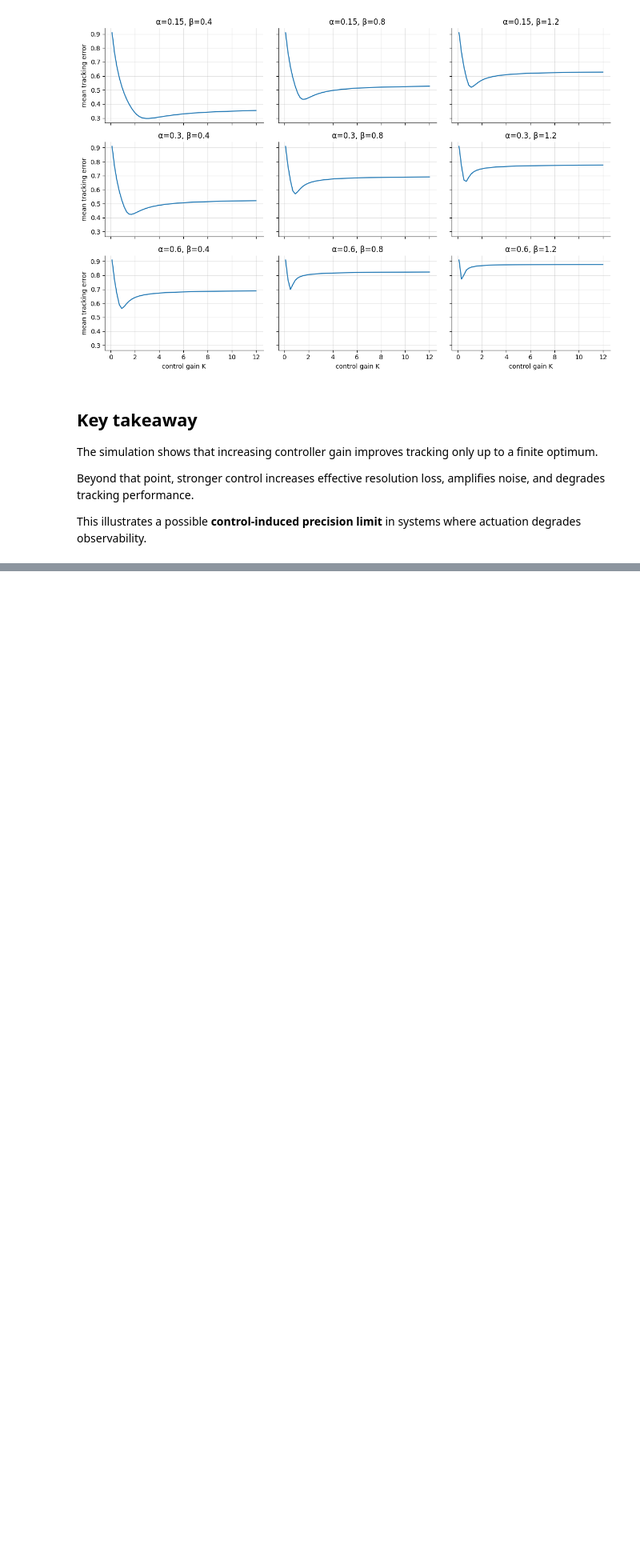
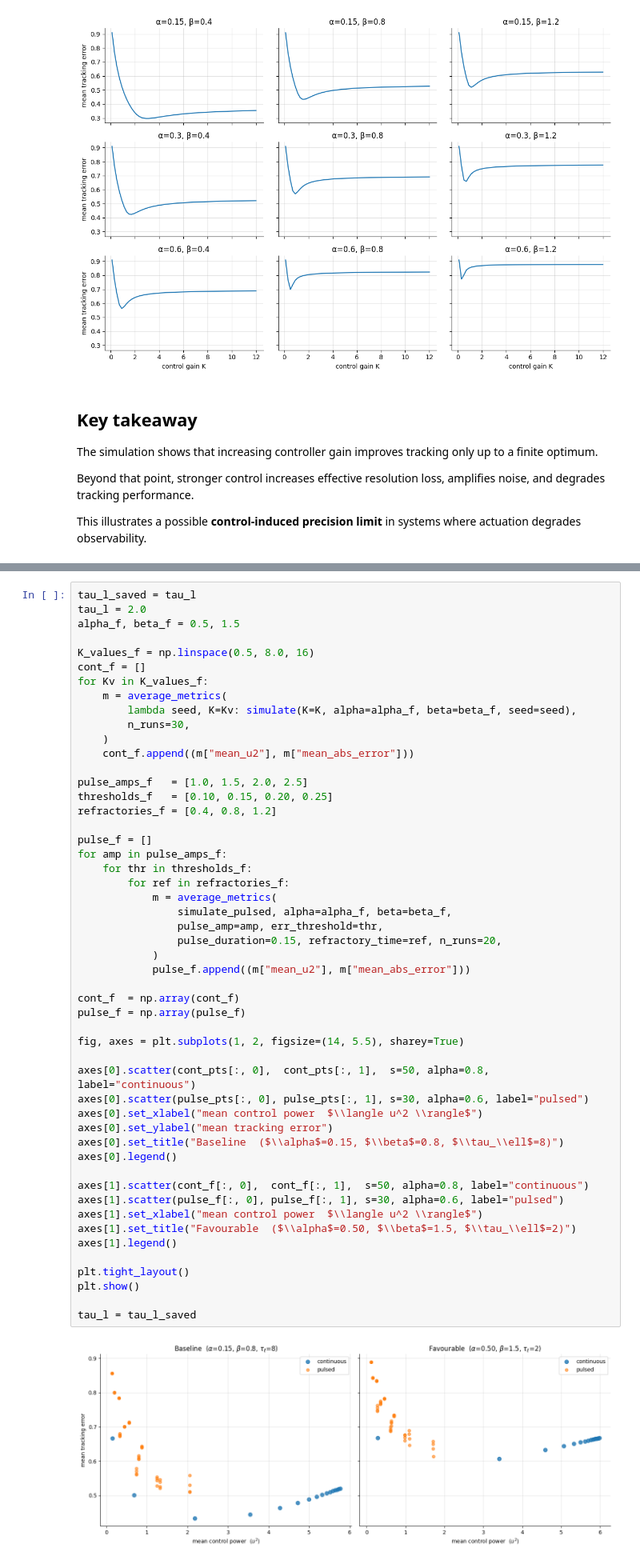
Before and after one commit to Budrink/resolution-limited-control, a Jupyter notebook: control.ipynb, the cells around one changed output, grey strips where cells are left out. Shown at 80% size. Saved outputs shown, nothing was run; the diff lists cells and outputs as text; blank space fills up the shorter version.

```diff
--- a/control.ipynb
+++ b/control.ipynb
@@ -289,0 +500,53 @@ can degrade effective observability.
+# %%
+tau_l_saved = tau_l
+tau_l = 2.0
+alpha_f, beta_f = 0.5, 1.5
+
+K_values_f = np.linspace(0.5, 8.0, 16)
+cont_f = []
+for Kv in K_values_f:
+    m = average_metrics(
+        lambda seed, K=Kv: simulate(K=K, alpha=alpha_f, beta=beta_f, seed=seed),
+        n_runs=30,
+    )
+    cont_f.append((m["mean_u2"], m["mean_abs_error"]))
+
+pulse_amps_f   = [1.0, 1.5, 2.0, 2.5]
+thresholds_f   = [0.10, 0.15, 0.20, 0.25]
+refractories_f = [0.4, 0.8, 1.2]
+
+pulse_f = []
+for amp in pulse_amps_f:
+    for thr in thresholds_f:
+        for ref in refractories_f:
+            m = average_metrics(
+                simulate_pulsed, alpha=alpha_f, beta=beta_f,
+                pulse_amp=amp, err_threshold=thr,
+                pulse_duration=0.15, refractory_time=ref, n_runs=20,
+            )
+            pulse_f.append((m["mean_u2"], m["mean_abs_error"]))
+
+cont_f  = np.array(cont_f)
+pulse_f = np.array(pulse_f)
+
+fig, axes = plt.subplots(1, 2, figsize=(14, 5.5), sharey=True)
+
+axes[0].scatter(cont_pts[:, 0],  cont_pts[:, 1],  s=50, alpha=0.8, label="continuous")
+axes[0].scatter(pulse_pts[:, 0], pulse_pts[:, 1], s=30, alpha=0.6, label="pulsed")
+axes[0].set_xlabel("mean control power  $\\langle u^2 \\rangle$")
+axes[0].set_ylabel("mean tracking error")
+axes[0].set_title("Baseline  ($\\alpha$=0.15, $\\beta$=0.8, $\\tau_\\ell$=8)")
+axes[0].legend()
+
+axes[1].scatter(cont_f[:, 0],  cont_f[:, 1],  s=50, alpha=0.8, label="continuous")
+axes[1].scatter(pulse_f[:, 0], pulse_f[:, 1], s=30, alpha=0.6, label="pulsed")
+axes[1].set_xlabel("mean control power  $\\langle u^2 \\rangle$")
+axes[1].set_title("Favourable  ($\\alpha$=0.50, $\\beta$=1.5, $\\tau_\\ell$=2)")
+axes[1].legend()
+
+plt.tight_layout()
+plt.show()
+
+tau_l = tau_l_saved
+# %% [output]
+[figure, added]
```
Also changed, not shown: parts of 12 cells of this notebook.
